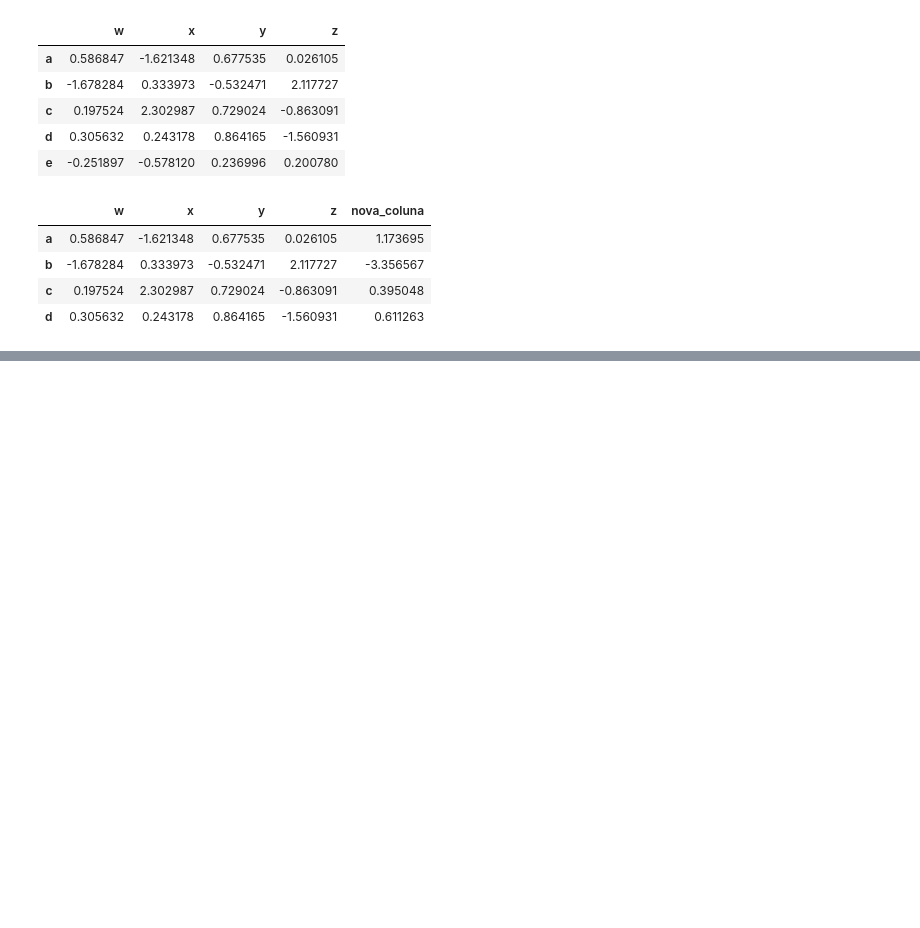
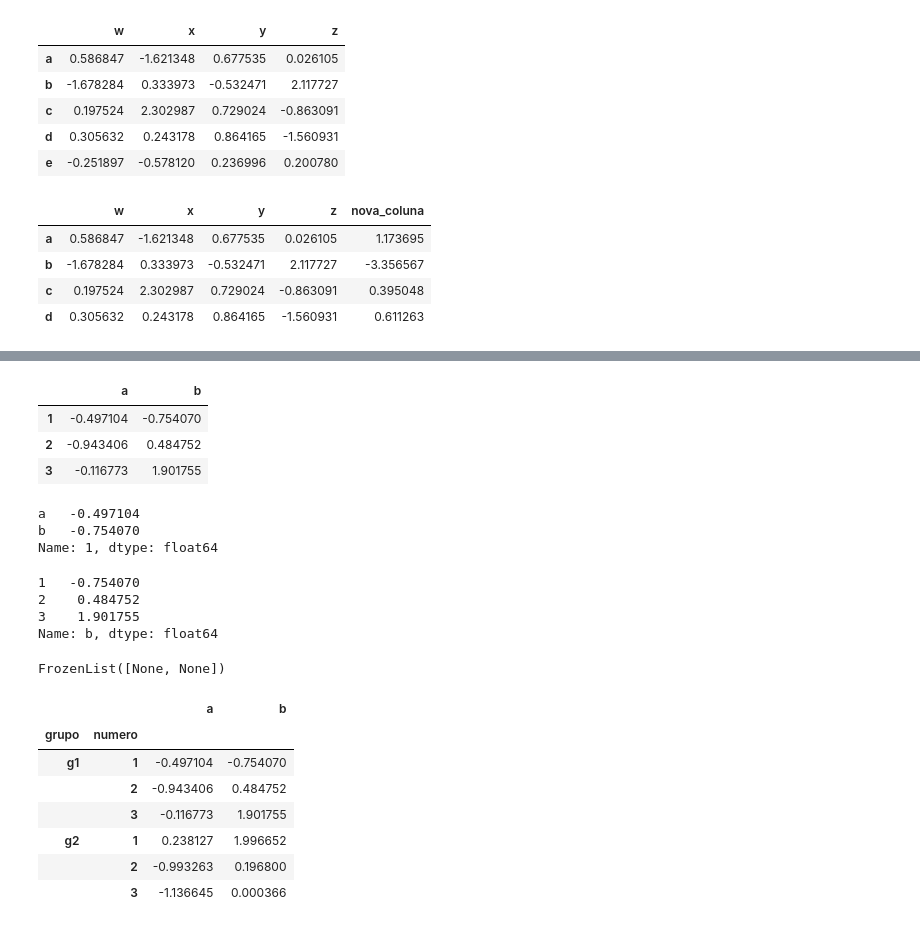
Before and after one commit to atico0/data-science-python, a Jupyter notebook: pandas/anotações_dataframes.ipynb, the cells around one changed output, grey strips where cells are left out. Cells and saved outputs as stored; diff of their text form; code cells hidden in the pictures; blank space fills up the shorter version.

```diff
--- a/pandas/anotações_dataframes.ipynb
+++ b/pandas/anotações_dataframes.ipynb
@@ -161,0 +277,3 @@ dataframe.drop('e',axis=0)
+# %%
+hier_index = pd.MultiIndex.from_tuples(hier_index)
+hier_index # transforma isso num index multinivel
@@ -161,0 +288,3 @@ dataframe.drop('e',axis=0)
+# %%
+df = pd.DataFrame(randn(6,2), hier_index, 'a b'.split()) # cria um dataframe de index multinivel
+df
@@ -161,0 +299,36 @@ dataframe.drop('e',axis=0)
+# %%
+df.loc['g1'] #acessa os elementos do indice g1
+# %% [output]
+|  | a | b |
+| 1 | -0.497104 | -0.754070 |
+| 2 | -0.943406 | 0.484752 |
+| 3 | -0.116773 | 1.901755 |
+# %%
+df.loc['g1'].loc[1] #acessa os elementos do indice 1 que está no indice g1
+# %% [output]
+a   -0.497104
+b   -0.754070
+Name: 1, dtype: float64
+# %%
+df.loc['g1'].iloc[:]['b']#acessa os elementos da coluna b que está no indice g1
+# %% [output]
+1   -0.754070
+2    0.484752
+3    1.901755
+Name: b, dtype: float64
+# %%
+df.index.names
+# %% [output]
+FrozenList([None, None])
+# %%
+df.index.names = ['grupo', 'numero']#atribui um nome a kda nivel do indice
+df
+# %% [output]
+|  |  | a | b |
+| grupo | numero |  |  |
+| g1 | 1 | -0.497104 | -0.754070 |
+|  | 2 | -0.943406 | 0.484752 |
+|  | 3 | -0.116773 | 1.901755 |
+| g2 | 1 | 0.238127 | 1.996652 |
+|  | 2 | -0.993263 | 0.196800 |
+|  | 3 | -1.136645 | 0.000366 |
```
Also changed, not shown: parts of 20 cells of this notebook.
